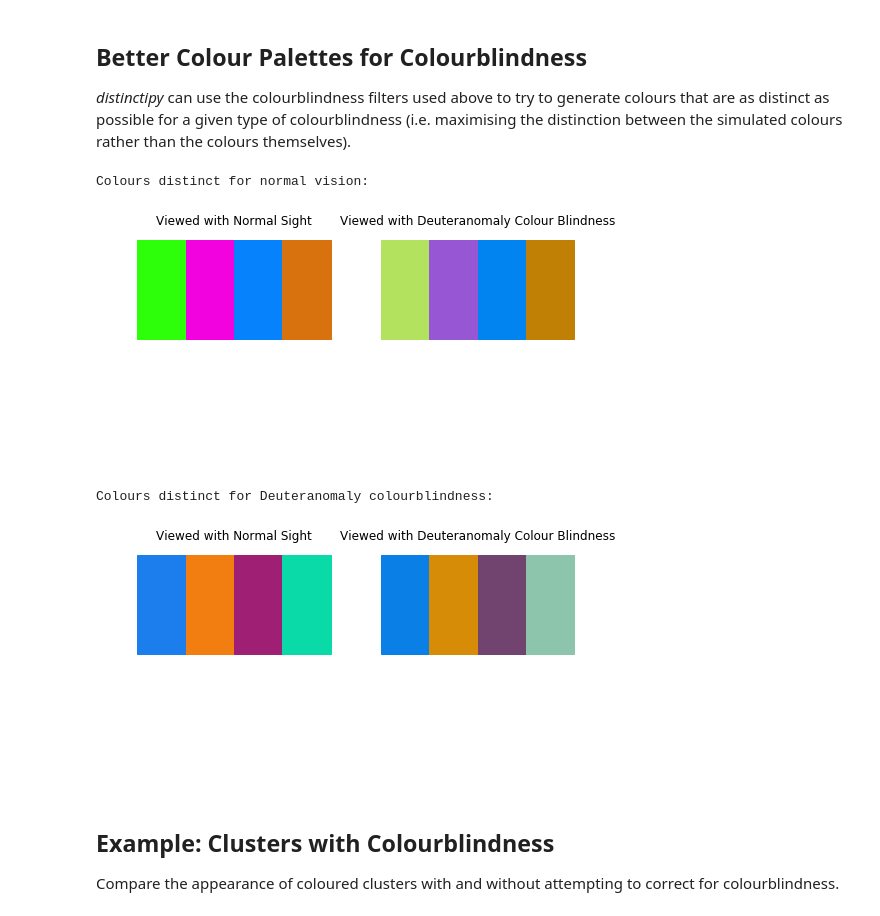
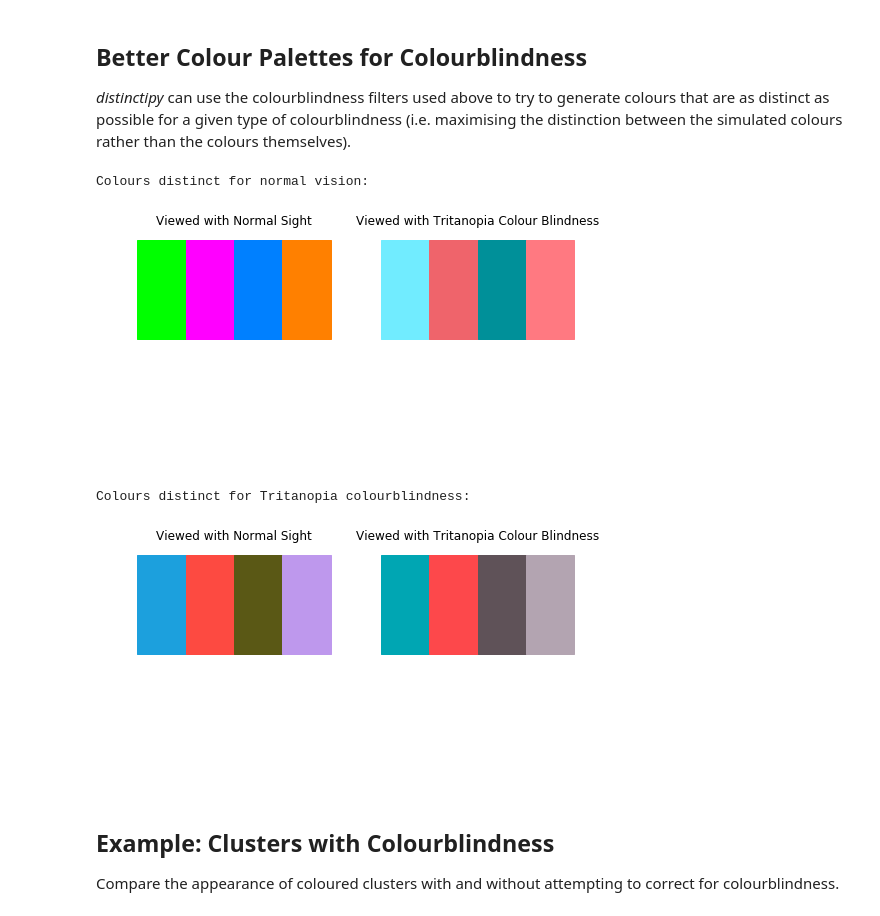
Before and after one commit to alan-turing-institute/distinctipy, a Jupyter notebook: examples.ipynb, the cells around one changed output. Drawn from its saved outputs; the diff is of its cells as text; code cells hidden in the pictures.

```diff
--- a/examples.ipynb
+++ b/examples.ipynb
@@ -116,25 +116,25 @@ colorblind.simulate_image('distinctipy/datasets/test.png',
 *distinctipy* can use the colourblindness filters used above to try to generate colours that are as distinct as possible for a given type of colourblindness (i.e. maximising the distinction between the simulated colours rather than the colours themselves).
 # %%
 # type of colourblindness to simulate
-colorblind_type = 'Deuteranomaly'
+colorblind_type = 'Tritanopia'
 
 # number of colours to generate
 N = 4
 
 # how default distinctipy colours look for Tritanopia
 print('Colours distinct for normal vision:')
 norm_colors = distinctipy.get_colors(N, colorblind_type=None)
 colorblind.simulate_colors(norm_colors, colorblind_type=colorblind_type)
 
 # how colours optimised for distinction with Tritanopia look
 print('Colours distinct for '+colorblind_type+' colourblindness:')
 blind_colors = distinctipy.get_colors(N, colorblind_type=colorblind_type)
 colorblind.simulate_colors(blind_colors, colorblind_type=colorblind_type)
 # %% [output]
 Colours distinct for normal vision:
-[figure, old version]
+[figure, new version]
-Colours distinct for Deuteranomaly colourblindness:
+Colours distinct for Tritanopia colourblindness:
-[figure, old version]
+[figure, new version]
 # %% [markdown]
 ## Example: Clusters with Colourblindness
 
```
Also changed, not shown: parts of 8 cells of this notebook, 3 other files.
